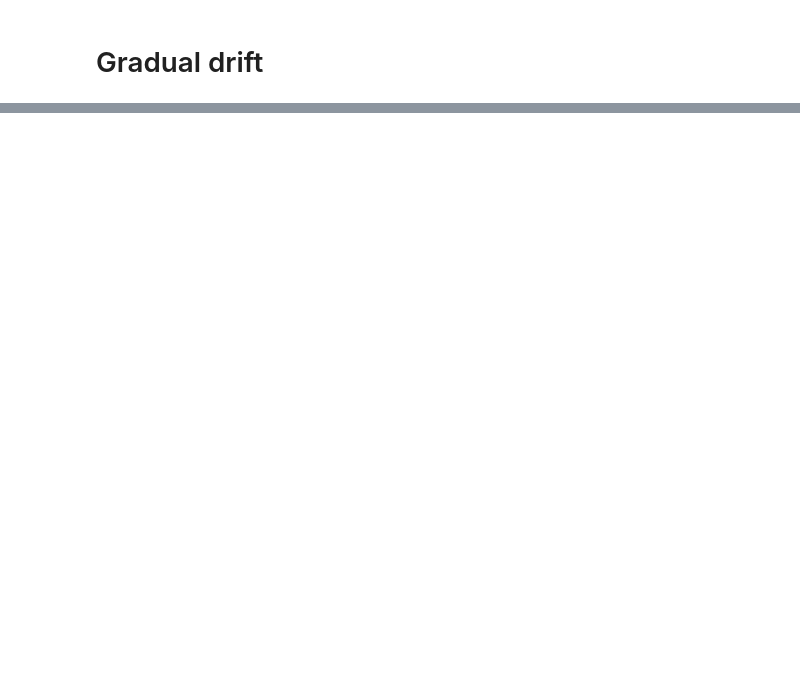
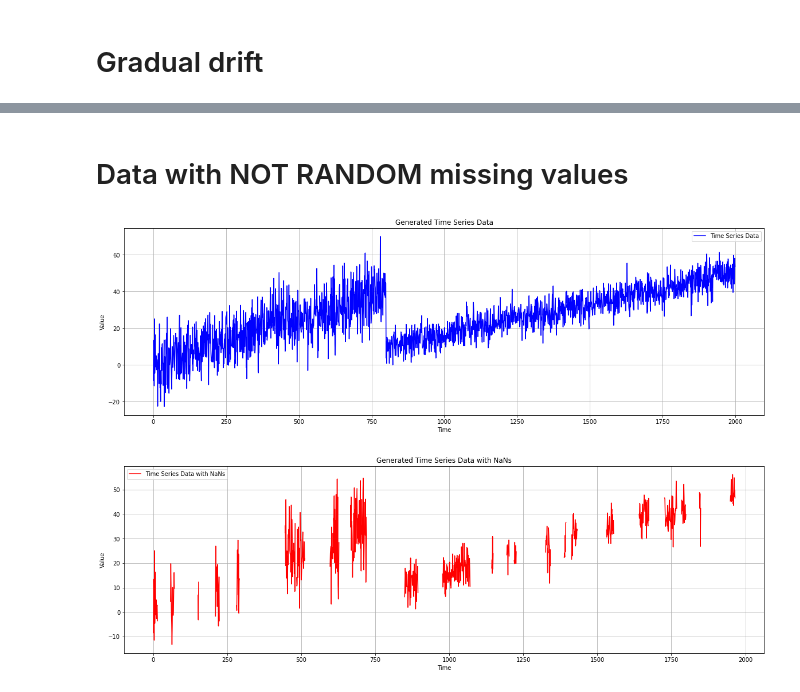
Before and after one commit to giobbu/CUSUM, a Jupyter notebook: example.ipynb, the cells around one changed output, grey strips where cells are left out. Drawn from its saved outputs; the diff is of its cells as text; code cells hidden in the pictures; blank space fills up the shorter version.

```diff
--- a/example.ipynb
+++ b/example.ipynb
@@ -76,0 +77,16 @@ generator.plot_data_with_nans(data_with_nans)
+# %% [markdown]
+# Data with NOT RANDOM missing values
+# %%
+generator = ChangePointGenerator(num_segments=2, segment_length=1000, change_point_type='gradual_drift')
+generator.generate_data()
+generator.add_gradual_drift(10, 50, 5, 800)
+generator.plot_data()
+
+nan_percentage = 0.1
+min_block_size=2
+max_block_size=50
+data_with_nans = generator.generate_no_random_nans(nan_percentage, min_block_size, max_block_size)
+generator.plot_data_with_nans(data_with_nans)
+# %% [output]
+[figure, added]
+[figure, added]
```
Also changed, not shown: parts of 8 cells of this notebook.
